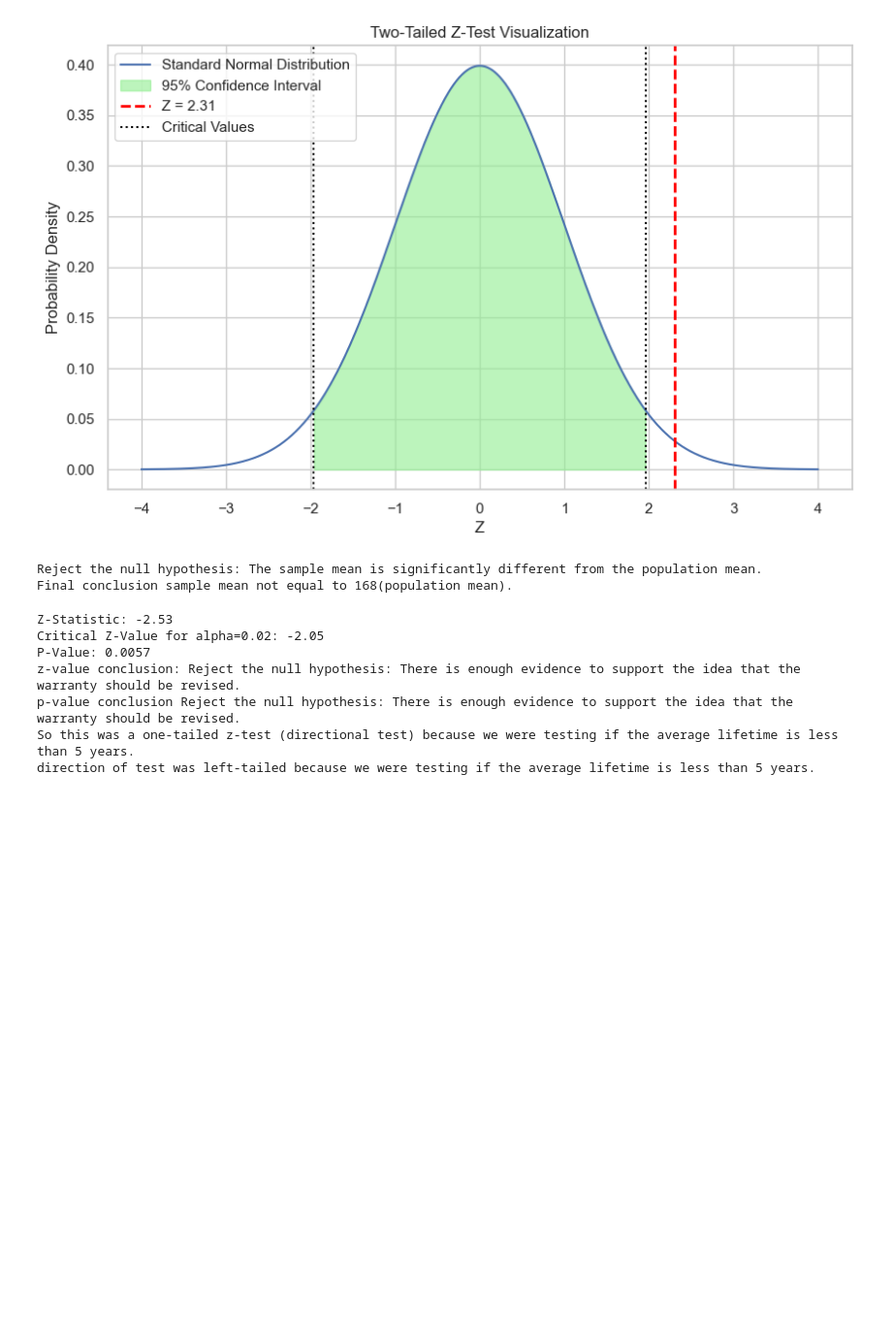
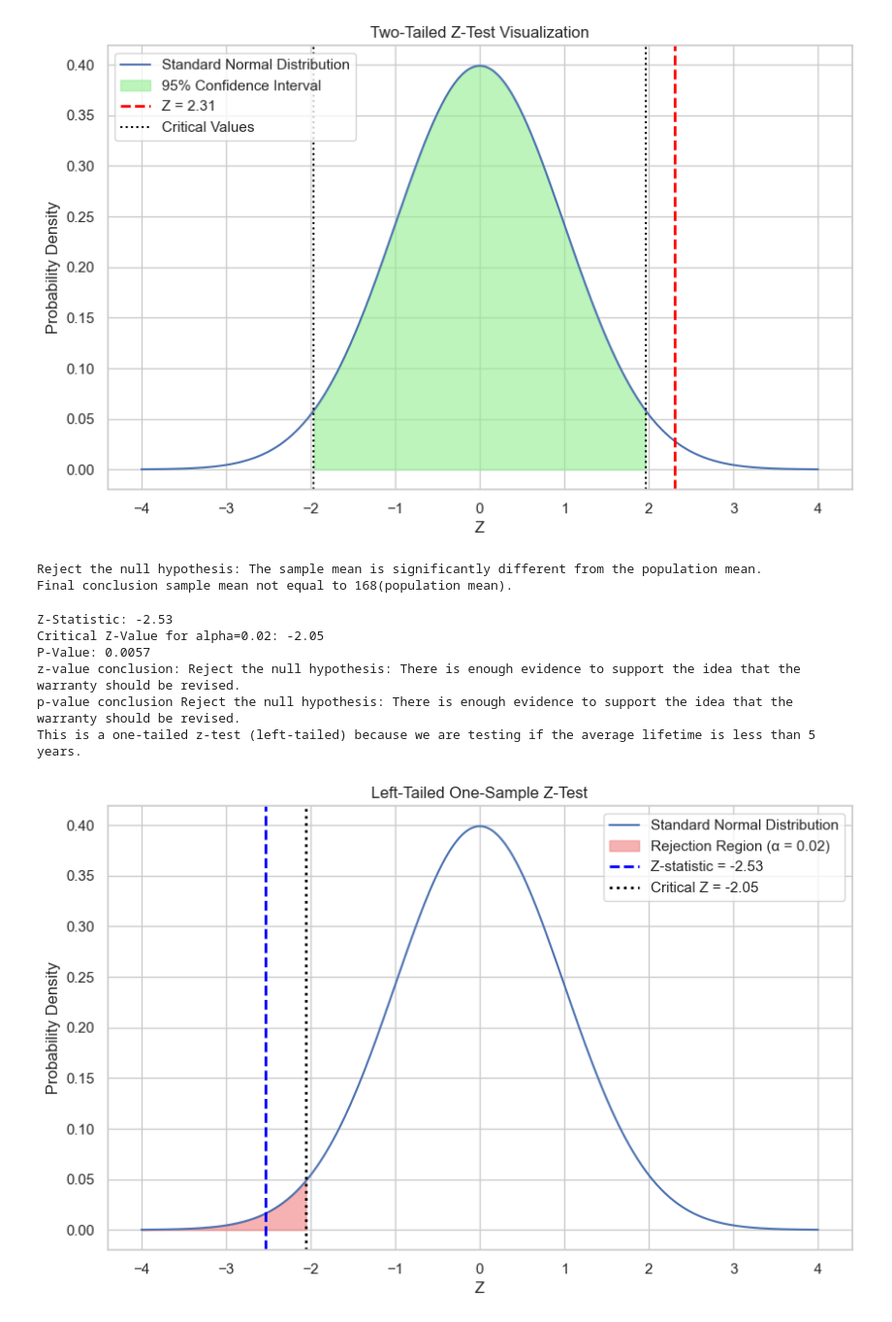
Before and after one commit to abhik12295/Data-Science-Learning, a Jupyter notebook: Statistics/inferential_statistics.ipynb, the cells around one changed output. Shown at 97% size. Cells and saved outputs as stored; diff of their text form; code cells hidden in the pictures; blank space fills up the shorter version.

Commit message:
additional example for left-tailed z-test

```diff
--- a/Statistics/inferential_statistics.ipynb
+++ b/Statistics/inferential_statistics.ipynb
@@ -328,46 +334,73 @@ We will calculate the z-statistic and compare it to the critical z-value for a o
 
 '''
 # %%
+import numpy as np
+import matplotlib.pyplot as plt
+from scipy.stats import norm
 
-#so provided details are:
+# inputs we have
 sample_mean = 4.8
 population_mean = 5
 population_std = 0.50
 sample_size = 40
 alpha = 0.02
-# Calculate z-statistic
+
+# z-statistic
 z_stat = (sample_mean - population_mean) / (population_std / np.sqrt(sample_size))
 print(f"Z-Statistic: {z_stat:.2f}")
 
-# Critical z-value for one-tailed test (left-tailed)
+# z-value for left-tailed test
 z_critical = norm.ppf(alpha)
 print(f"Critical Z-Value for alpha={alpha}: {z_critical:.2f}")
 
-# p-value calculation
-# Since this is a left-tailed test, we calculate the p-value as the cumulative distribution function (CDF) of the z-statistic
+# p-value (left-tailed)
 p_value = norm.cdf(z_stat)
 print(f"P-Value: {p_value:.4f}")
 
-
-# Conclusion
+# Conclusion based on z
 if z_stat < z_critical:
     conclusion = "Reject the null hypothesis: There is enough evidence to support the idea that the warranty should be revised."
 else:
     conclusion = "Fail to reject the null hypothesis: There is not enough evidence to support the idea that the warranty should be revised."
 print("z-value conclusion:", conclusion)
 
+# Conclusion based on p-value
 if p_value < alpha:
     p_conclusion = "Reject the null hypothesis: There is enough evidence to support the idea that the warranty should be revised."
 else:
     p_conclusion = "Fail to reject the null hypothesis: There is not enough evidence to support the idea that the warranty should be revised."
 print("p-value conclusion", p_conclusion)
-print("So this was a one-tailed z-test (directional test) because we were testing if the average lifetime is less than 5 years.")
-print("direction of test was left-tailed because we were testing if the average lifetime is less than 5 years.")
+print("This is a one-tailed z-test (left-tailed) because we are testing if the average lifetime is less than 5 years.")
+
+# ------------------ Visualization ------------------
+
+# X-axis for standard normal distribution
+x = np.linspace(-4, 4, 1000)
+y = norm.pdf(x)
+
+# Plotting the standard normal distribution
+plt.figure(figsize=(10, 6))
+plt.plot(x, y, label='Standard Normal Distribution')
+
+# Shade the left critical region
+plt.fill_between(x, y, where=(x <= z_critical), color='lightcoral', alpha=0.6, label='Rejection Region (α = 0.02)')
+
+# Add vertical lines
+plt.axvline(z_stat, color='blue', linestyle='--', linewidth=2, label=f'Z-statistic = {z_stat:.2f}')
+plt.axvline(z_critical, color='black', linestyle=':', linewidth=2, label=f'Critical Z = {z_critical:.2f}')
+
+# Annotations and labels
+plt.title('Left-Tailed One-Sample Z-Test')
+plt.xlabel('Z')
+plt.ylabel('Probability Density')
+plt.legend()
+plt.grid(True)
+plt.show()
 # %% [output]
 Z-Statistic: -2.53
 Critical Z-Value for alpha=0.02: -2.05
 P-Value: 0.0057
 z-value conclusion: Reject the null hypothesis: There is enough evidence to support the idea that the warranty should be revised.
 p-value conclusion Reject the null hypothesis: There is enough evidence to support the idea that the warranty should be revised.
-So this was a one-tailed z-test (directional test) because we were testing if the average lifetime is less than 5 years.
-direction of test was left-tailed because we were testing if the average lifetime is less than 5 years.
+This is a one-tailed z-test (left-tailed) because we are testing if the average lifetime is less than 5 years.
+[figure, added]
```
Also changed, not shown: parts of 1 cell of this notebook.
